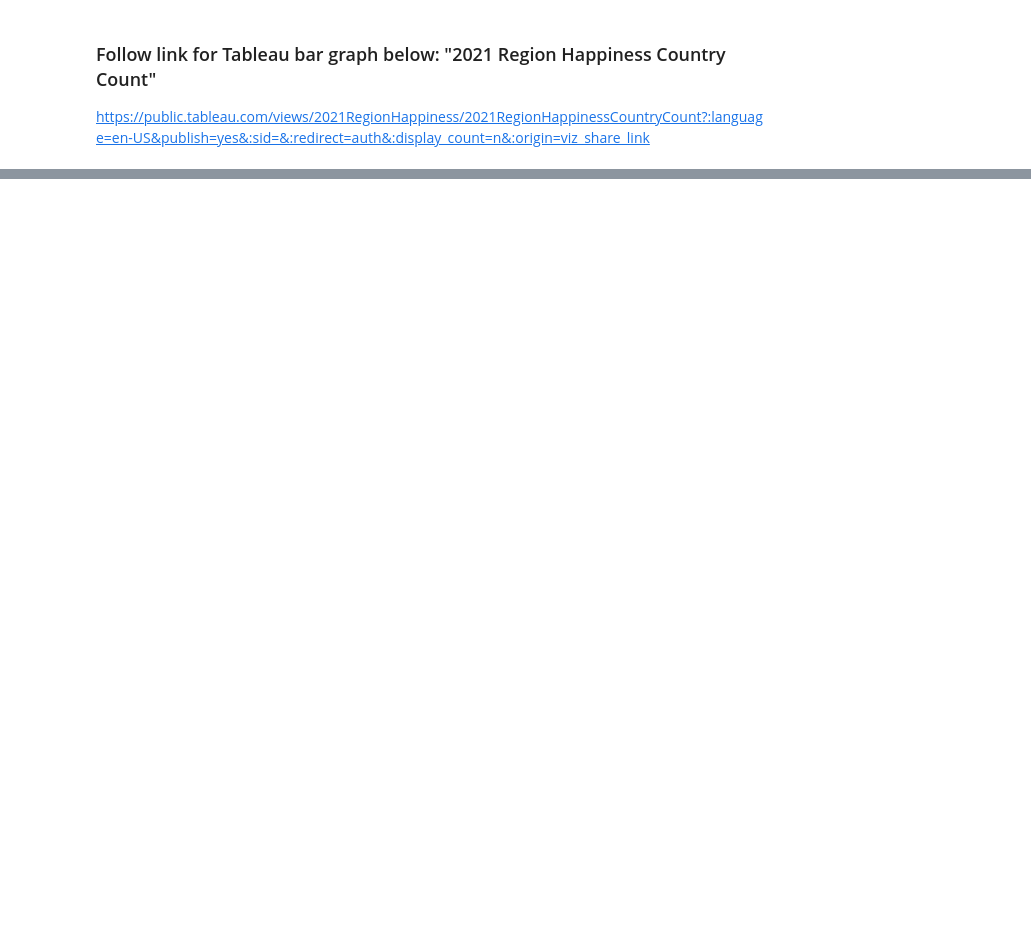
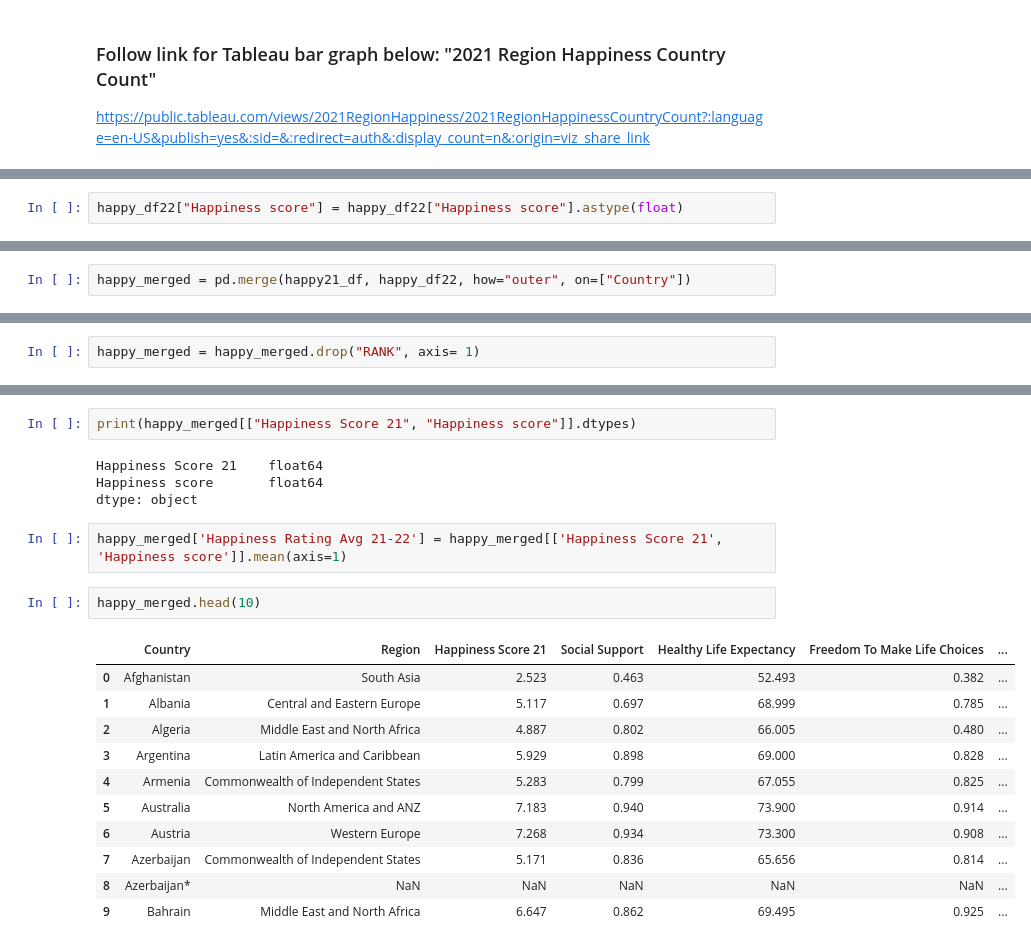
Before and after one commit to shroomtoastie/World_Happiness_project, a Jupyter notebook: happy21.ipynb, the cells around one changed output, grey strips where cells are left out. Saved outputs shown, nothing was run; the diff lists cells and outputs as text; blank space fills up the shorter version.

```diff
--- a/happy21.ipynb
+++ b/happy21.ipynb
@@ -113,0 +288,2 @@ happy21_df.to_csv("happy21.csv", index=False)
+# %%
+happy_df22["Happiness score"] = happy_df22["Happiness score"].astype(float)
@@ -113,0 +302,2 @@ happy21_df.to_csv("happy21.csv", index=False)
+# %%
+happy_merged = pd.merge(happy21_df, happy_df22, how="outer", on=["Country"])
@@ -113,0 +353,2 @@ happy21_df.to_csv("happy21.csv", index=False)
+# %%
+happy_merged = happy_merged.drop("RANK", axis= 1)
@@ -113,0 +364,22 @@ happy21_df.to_csv("happy21.csv", index=False)
+# %%
+print(happy_merged[["Happiness Score 21", "Happiness score"]].dtypes)
+# %% [output]
+Happiness Score 21    float64
+Happiness score       float64
+dtype: object
+# %%
+happy_merged['Happiness Rating Avg 21-22'] = happy_merged[['Happiness Score 21', 'Happiness score']].mean(axis=1)
+# %%
+happy_merged.head(10)
+# %% [output]
+|  | Country | Region | Happiness Score 21 | Social Support | Healthy Life Expectancy | Freedom To Make Life Choices | ... |
+| 0 | Afghanistan | South Asia | 2.523 | 0.463 | 52.493 | 0.382 | ... |
+| 1 | Albania | Central and Eastern Europe | 5.117 | 0.697 | 68.999 | 0.785 | ... |
+| 2 | Algeria | Middle East and North Africa | 4.887 | 0.802 | 66.005 | 0.480 | ... |
+| 3 | Argentina | Latin America and Caribbean | 5.929 | 0.898 | 69.000 | 0.828 | ... |
+| 4 | Armenia | Commonwealth of Independent States | 5.283 | 0.799 | 67.055 | 0.825 | ... |
+| 5 | Australia | North America and ANZ | 7.183 | 0.940 | 73.900 | 0.914 | ... |
+| 6 | Austria | Western Europe | 7.268 | 0.934 | 73.300 | 0.908 | ... |
+| 7 | Azerbaijan | Commonwealth of Independent States | 5.171 | 0.836 | 65.656 | 0.814 | ... |
+| 8 | Azerbaijan* | NaN | NaN | NaN | NaN | NaN | ... |
+| 9 | Bahrain | Middle East and North Africa | 6.647 | 0.862 | 69.495 | 0.925 | ... |
```
Also changed, not shown: parts of 27 cells of this notebook, 1 other file.
